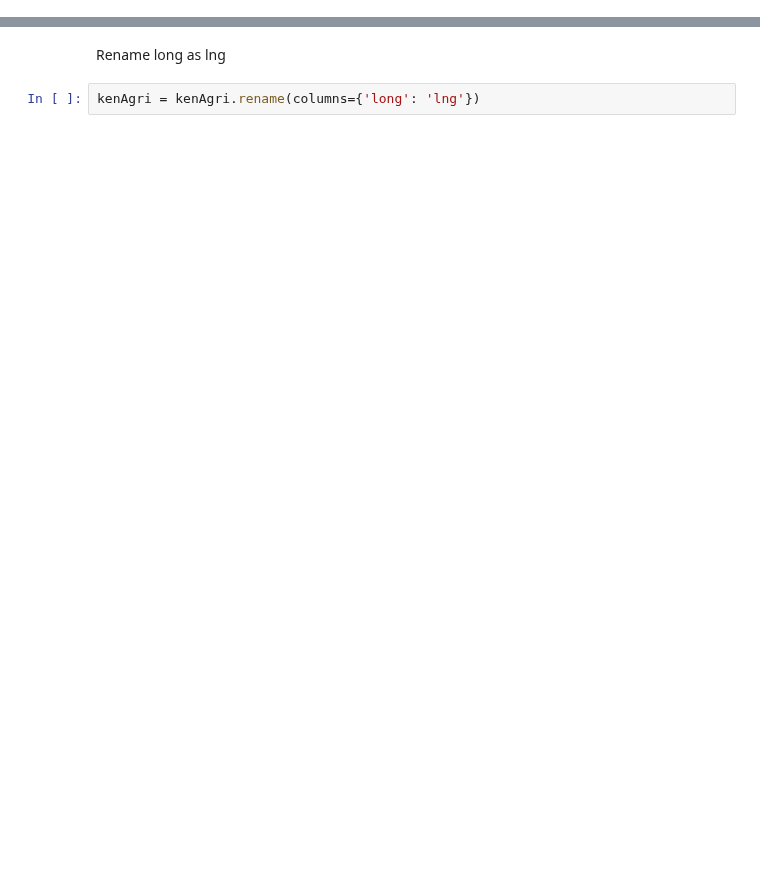
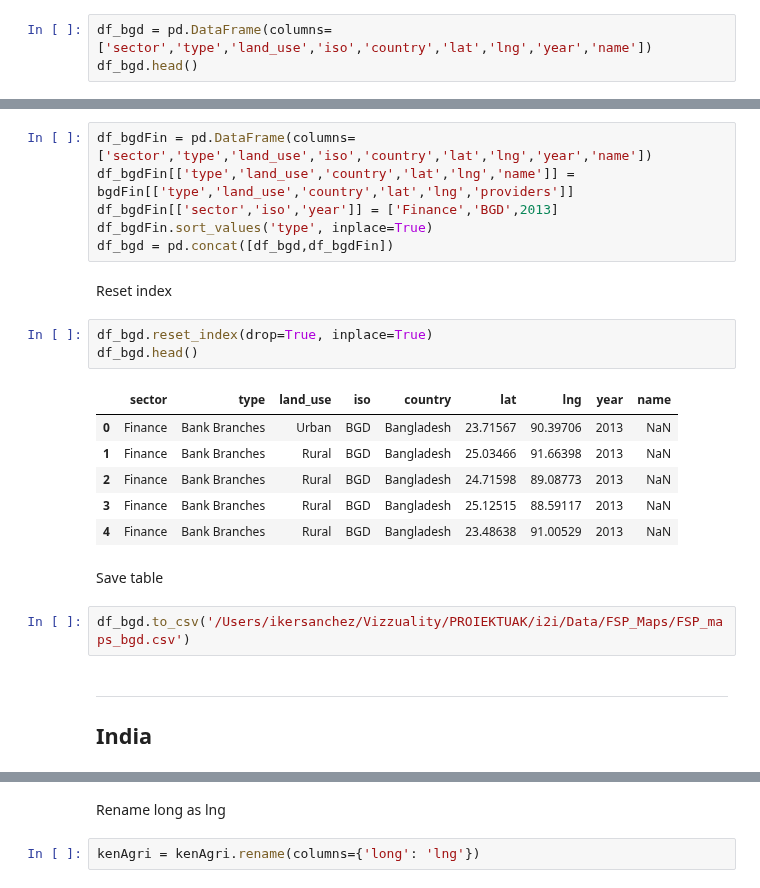
Before and after one commit to Vizzuality/notebooks, a Jupyter notebook: i2i/fspmaps/fspmaps_data_final.ipynb, the cells around one changed output, grey strips where cells are left out. Cells and saved outputs as stored; diff of their text form; blank space fills up the shorter version.

```diff
--- a/i2i/fspmaps/fspmaps_data_final.ipynb
+++ b/i2i/fspmaps/fspmaps_data_final.ipynb
@@ -58,0 +10,3 @@ kenAgri.head(1)
+# %%
+df_bgd = pd.DataFrame(columns=['sector','type','land_use','iso','country','lat','lng','year','name'])
+df_bgd.head()
@@ -58,0 +30,25 @@ kenAgri.head(1)
+# %%
+df_bgdFin = pd.DataFrame(columns=['sector','type','land_use','iso','country','lat','lng','year','name'])
+df_bgdFin[['type','land_use','country','lat','lng','name']] = bgdFin[['type','land_use','country','lat','lng','providers']]
+df_bgdFin[['sector','iso','year']] = ['Finance','BGD',2013]
+df_bgdFin.sort_values('type', inplace=True)
+df_bgd = pd.concat([df_bgd,df_bgdFin])
+# %% [markdown]
+Reset index
+# %%
+df_bgd.reset_index(drop=True, inplace=True)
+df_bgd.head()
+# %% [output]
+|  | sector | type | land_use | iso | country | lat | lng | year | name |
+| 0 | Finance | Bank Branches | Urban | BGD | Bangladesh | 23.71567 | 90.39706 | 2013 | NaN |
+| 1 | Finance | Bank Branches | Rural | BGD | Bangladesh | 25.03466 | 91.66398 | 2013 | NaN |
+| 2 | Finance | Bank Branches | Rural | BGD | Bangladesh | 24.71598 | 89.08773 | 2013 | NaN |
+| 3 | Finance | Bank Branches | Rural | BGD | Bangladesh | 25.12515 | 88.59117 | 2013 | NaN |
+| 4 | Finance | Bank Branches | Rural | BGD | Bangladesh | 23.48638 | 91.00529 | 2013 | NaN |
+# %% [markdown]
+Save table
+# %%
+df_bgd.to_csv('/Users/ikersanchez/Vizzuality/PROIEKTUAK/i2i/Data/FSP_Maps/FSP_maps_bgd.csv')
+# %% [markdown]
+***
+## India
```
Also changed, not shown: parts of 180 cells of this notebook.
